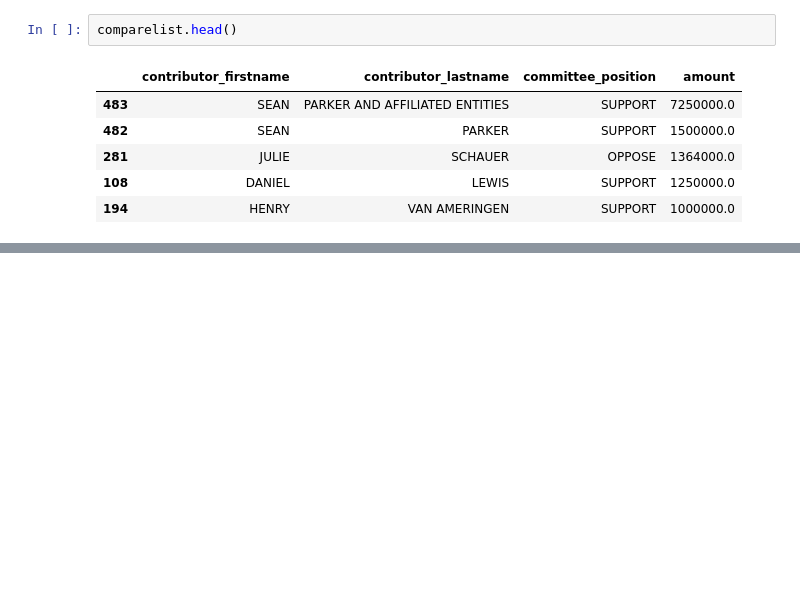
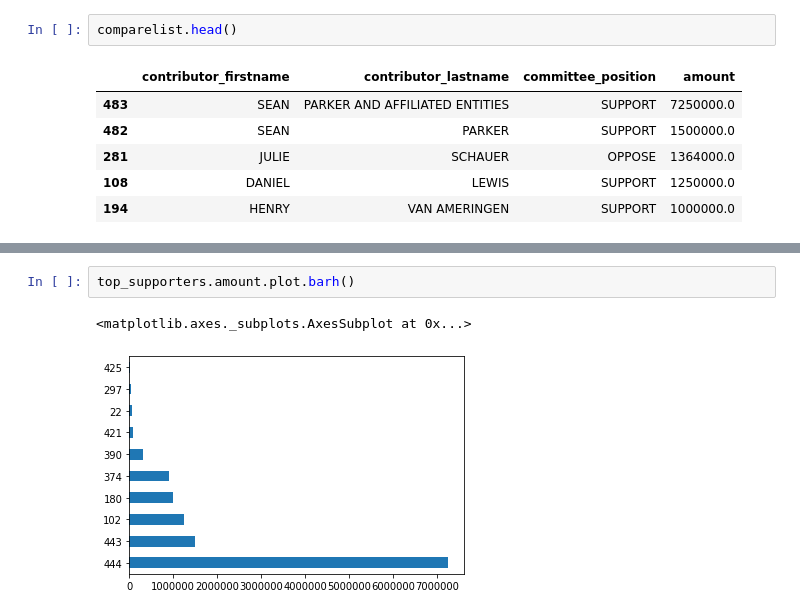
Before and after one commit to githaojun/first-python-notebook, a Jupyter notebook: first-python-notebook.ipynb, the cells around one changed output, grey strips where cells are left out. Cells and saved outputs as stored; diff of their text form; blank space fills up the shorter version.

```diff
--- a/first-python-notebook.ipynb
+++ b/first-python-notebook.ipynb
@@ -496,0 +508,5 @@ flist.amount.sum()
+# %%
+top_supporters.amount.plot.barh()
+# %% [output]
+<matplotlib.axes._subplots.AxesSubplot at 0x...>
+[figure, added]
```
Also changed, not shown: parts of 15 cells of this notebook.
